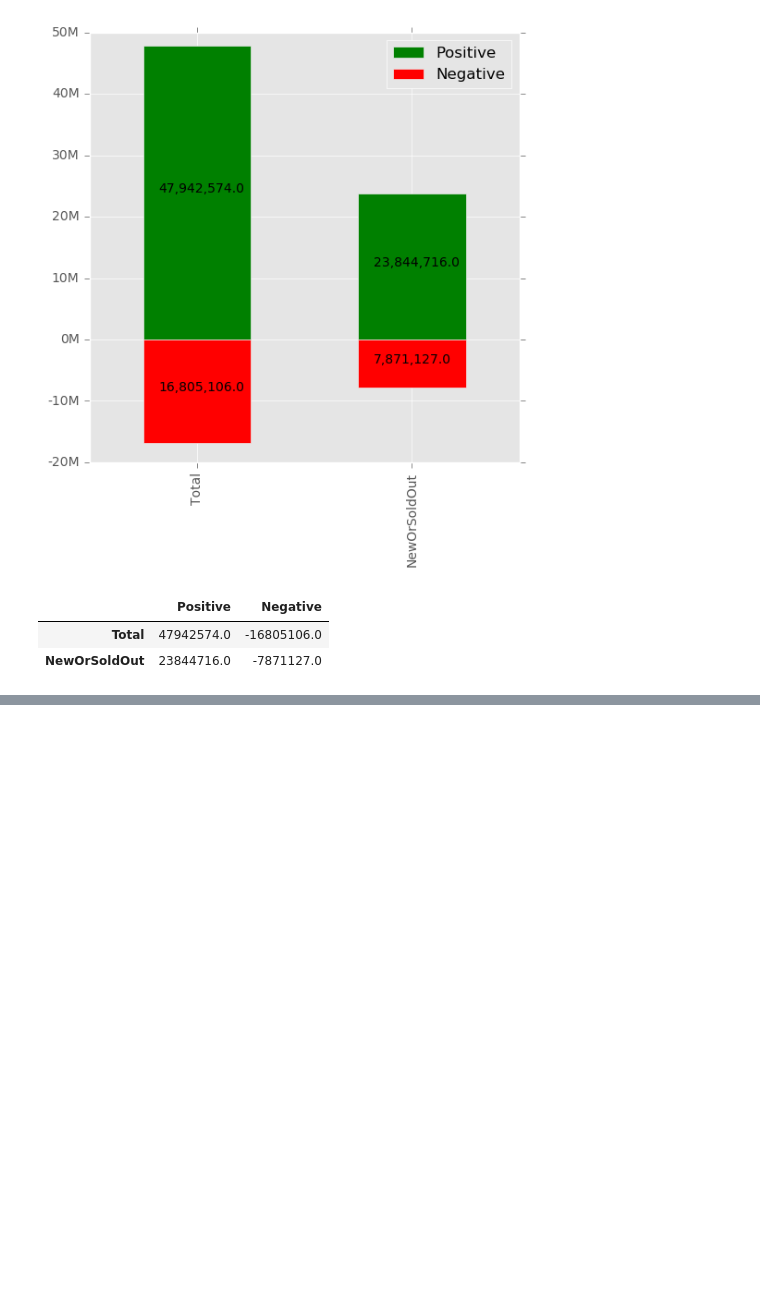
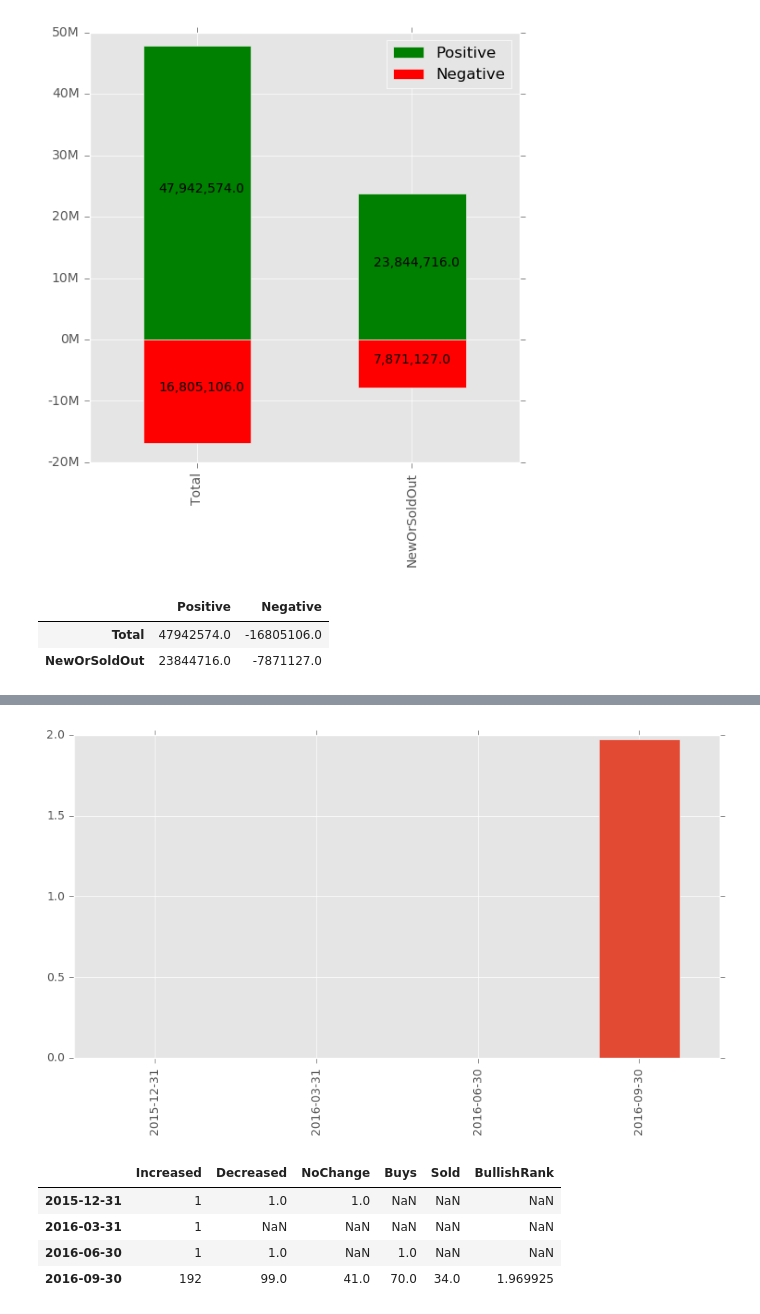
Before and after one commit to alekseystryukov/notebooks, a Jupyter notebook: InstitutionalInvesting.ipynb, the cells around one changed output, grey strips where cells are left out. Saved outputs shown, nothing was run; the diff lists cells and outputs as text; code cells hidden in the pictures; blank space fills up the shorter version.

```diff
--- a/InstitutionalInvesting.ipynb
+++ b/InstitutionalInvesting.ipynb
@@ -213,0 +246,12 @@ new_sold_df
+# %%
+df_trend['BullishRank'] = (df_trend.Increased + df_trend.Buys) / (df_trend.Decreased + df_trend.Sold)
+df_trend['BullishRank'].plot.bar(figsize=(10, 5))
+plt.show()
+df_trend
+# %% [output]
+[figure, added]
+|  | Increased | Decreased | NoChange | Buys | Sold | BullishRank |
+| 2015-12-31 | 1 | 1.0 | 1.0 | NaN | NaN | NaN |
+| 2016-03-31 | 1 | NaN | NaN | NaN | NaN | NaN |
+| 2016-06-30 | 1 | 1.0 | NaN | 1.0 | NaN | NaN |
+| 2016-09-30 | 192 | 99.0 | 41.0 | 70.0 | 34.0 | 1.969925 |
```
Also changed, not shown: parts of 7 cells of this notebook.
